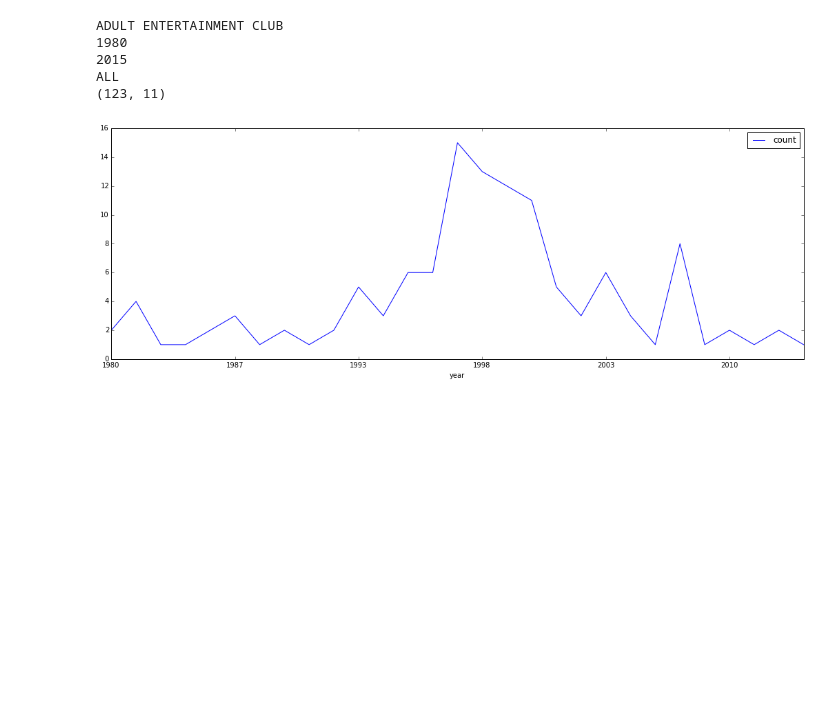
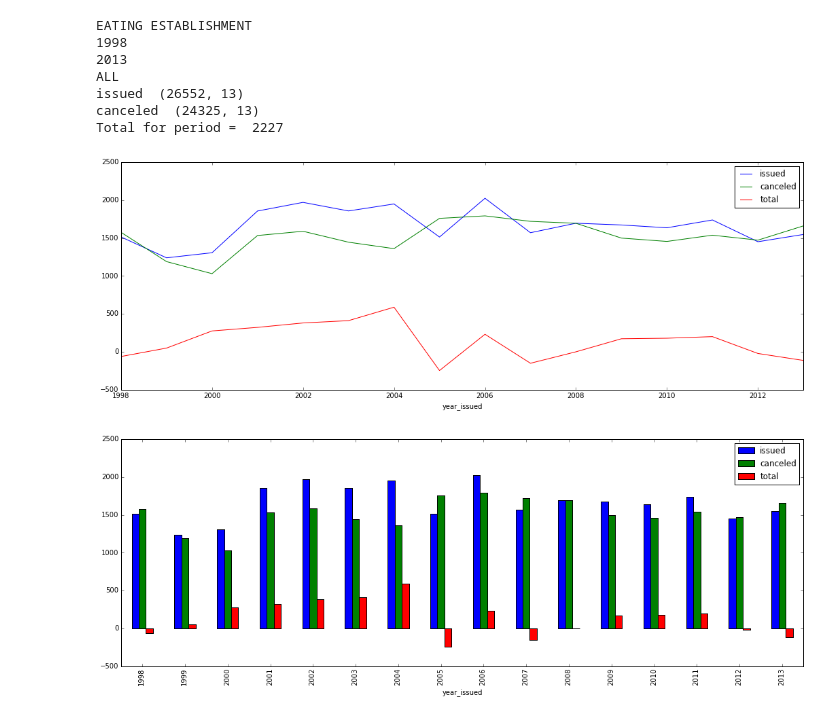
Before and after one commit to c0dingarchit3ct/Open_TO_BusinessLicenses, a Jupyter notebook: User Ready Business License Explorer.ipynb, the cells around one changed output. Cells and saved outputs as stored; diff of their text form; code cells hidden in the pictures; blank space fills up the shorter version.

```diff
--- a/User Ready Business License Explorer.ipynb
+++ b/User Ready Business License Explorer.ipynb
@@ -110,21 +133,37 @@ Populating the interactive namespace from numpy and matplotlib
 # %%
 # Time to put an interface on this
+
 def yearly_graph(category,starty,endy,postal,printme):
     print category
     print starty
     print endy
     print postal
 
+    # first get the Year Issued  range
     if postal=="ALL" :
-        dataset = limit_year(get_category(cat=category),start=str(starty),end=str(endy))
+        issued_dataset = limit_year(get_category(cat=category),start=str(starty),end=str(endy),yearfield="year_issued")
+        cancel_dataset = limit_year(get_category(cat=category),start=str(starty),end=str(endy),yearfield="year_cancel")
 #        print dataset
     else :
-        dataset = limit_by_area(limit_year(get_category(cat=category),start=str(starty),end=str(endy)),postal)
-    print dataset.shape
-    totals = get_totals_by(dataset,'year')
-    totals.plot()
+        issued_dataset = limit_by_area(limit_year(get_category(cat=category),yearfield="year_issued",start=str(starty),end=str(endy)),postal)
+        cancel_dataset = limit_by_area(limit_year(get_category(cat=category),yearfield="year_cancel",start=str(starty),end=str(endy)),postal)
+
+    print "issued ", str (issued_dataset.shape)
+    print "canceled ", str (cancel_dataset.shape)
+
+    totalsissued = get_totals_by(issued_dataset,'year_issued')
+    totalscanceled= get_totals_by(cancel_dataset,'year_cancel')
+
+    final = pd.concat ([totalsissued,totalscanceled],axis=1)
+    final.columns=['issued','canceled']
+    final['total']=final['issued']-final['canceled']
+    print "Total for period = ",final['total'].sum()
+    final.plot()
+    final.plot(kind='bar')
     if (printme) :
-        print dataset[['Licence No.','Operating Name','Issued']]
+        print final
+        print issued_dataset
+        print cancel_dataset
 
 catlist_w = widgets.Select()
 catlist_w.options = list( indf.index)
@@ -133,35 +172,38 @@ catlist_w.label =" Category "
 yearrange= range(1980,2016)
 stryearrange =[str(i) for i in yearrange]
 
 
 startyear_w = widgets.IntSlider(value=1980,min=1919,max=2015,step=1,description='Start YEAR !')
 endyear_w = widgets.IntSlider(value=2015,min=1919,max=2015,step=1,description='End YEAR !')
 
 
 
 postalfield = widgets.Text()
 postalfield.label = "Postal Code"
 postalfield.description = "Postal Code"
 postalfield.value ="ALL"
 
 print_data_w = widgets.ToggleButton(
     description='Print Data',
     value=False
 )
 
 start_range = widgets.IntSlider(min=1980,max=2015,step=1,description='STart YEAR !')
 
 i = widgets.interact( yearly_graph,
                  category    = catlist_w,
                  starty  = startyear_w,
                  endy = endyear_w,
                  postal = postalfield,
                  printme = print_data_w
              )
 # %% [output]
-ADULT ENTERTAINMENT CLUB
-1980
-2015
+EATING ESTABLISHMENT
+1998
+2013
 ALL
-(123, 11)
+issued  (26552, 13)
+canceled  (24325, 13)
+Total for period =  2227
-[figure, old version]
+[figure, new version]
+[figure, added]
```
Also changed, not shown: parts of 1 cell of this notebook, 4 other files.
